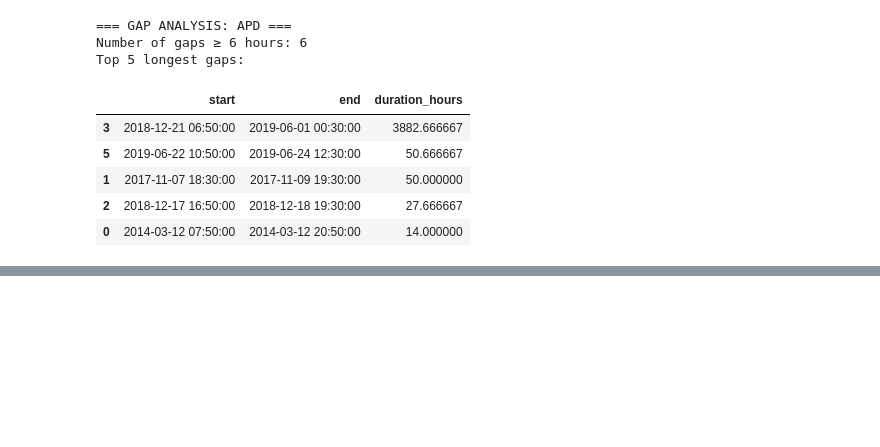
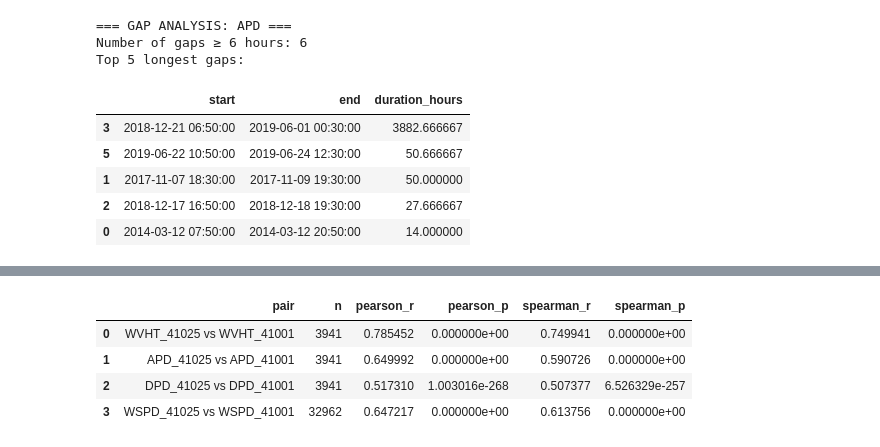
Before and after one commit to RichelCode/Wave-Energy-Forecasting-Methodological-Enhancement-and-Advanced-Modeling, a Jupyter notebook: Conference Presentation.ipynb, the cells around one changed output, grey strips where cells are left out. Cells and saved outputs as stored; diff of their text form; code cells hidden in the pictures; blank space fills up the shorter version.

```diff
--- a/Conference Presentation.ipynb
+++ b/Conference Presentation.ipynb
@@ -561,0 +949,20 @@ Top 5 longest gaps:
+# %%
+# ============================================================================
+# FINAL DATA SELECTION: 2014–2019 FOR STATION 41025
+# ============================================================================
+
+# Rebuild full dataframes if needed
+df_41025_full = build_station_df("41025h")
+df_41001_full = build_station_df("41001h")
+
+START_DATE = "2014-01-01"
+END_DATE   = "2019-12-31"
+
+df_41025 = df_41025_full.loc[START_DATE:END_DATE].copy()
+df_41001 = df_41001_full.loc[START_DATE:END_DATE].copy()
+
+print("41025 2014–2019:", df_41025.index.min(), "→", df_41025.index.max(), len(df_41025))
+print("41001 2014–2019:", df_41001.index.min(), "→", df_41001.index.max(), len(df_41001))
+
+print("\nMissing % at 41025 (2014–2019) for key variables:")
+print(df_41025[["WVHT","APD","DPD","WSPD"]].isna().mean().mul(100))
@@ -561,0 +987,56 @@ Top 5 longest gaps:
+# %%
+from scipy.stats import pearsonr, spearmanr
+
+# Align on common timestamps (2014–2019)
+common_1419 = df_41025.join(
+    df_41001,
+    how="inner",
+    lsuffix="_41025",
+    rsuffix="_41001"
+)
+
+print("Aligned 2014–2019 dataset (common timestamps only):")
+print("  shape     :", common_1419.shape)
+print("  date range:", common_1419.index.min(), "→", common_1419.index.max(), "\n")
+
+pairs_to_check = [
+    ("WVHT_41025", "WVHT_41001"),
+    ("APD_41025",  "APD_41001"),
+    ("DPD_41025",  "DPD_41001"),
+    ("WSPD_41025", "WSPD_41001"),
+]
+
+print("Correlation between 41025 and 41001 (2014–2019, overlapping valid data):\n")
+
+results = []
+for col_25, col_01 in pairs_to_check:
+    print(f"Checking pair: {col_25} vs {col_01}")
+    if col_25 not in common_1419.columns or col_01 not in common_1419.columns:
+        print("  -> Columns not present, skipping.\n")
+        continue
+
+    sub = common_1419[[col_25, col_01]].dropna()
+    print(f"  Rows with both non-missing: {len(sub)}")
+    if len(sub) < 100:
+        print("  -> Too few points, skipping.\n")
+        continue
+
+    r_p, p_p = pearsonr(sub[col_25], sub[col_01])
+    r_s, p_s = spearmanr(sub[col_25], sub[col_01])
+
+    results.append({
+        "pair": f"{col_25} vs {col_01}",
+        "n": len(sub),
+        "pearson_r": r_p,
+        "pearson_p": p_p,
+        "spearman_r": r_s,
+        "spearman_p": p_s,
+    })
+
+    print(f"  Pearson  r = {r_p:.3f}, p = {p_p:.1e}")
+    print(f"  Spearman r = {r_s:.3f}, p = {p_s:.1e}\n")
+
+corr_1419 = pd.DataFrame(results)
+print("\nSummary table:")
+display(corr_1419)
+# %% [output]
@@ -561,0 +1060,5 @@ Top 5 longest gaps:
+|  | pair | n | pearson_r | pearson_p | spearman_r | spearman_p |
+| 0 | WVHT_41025 vs WVHT_41001 | 3941 | 0.785452 | 0.000000e+00 | 0.749941 | 0.000000e+00 |
+| 1 | APD_41025 vs APD_41001 | 3941 | 0.649992 | 0.000000e+00 | 0.590726 | 0.000000e+00 |
+| 2 | DPD_41025 vs DPD_41001 | 3941 | 0.517310 | 1.003016e-268 | 0.507377 | 6.526329e-257 |
+| 3 | WSPD_41025 vs WSPD_41001 | 32962 | 0.647217 | 0.000000e+00 | 0.613756 | 0.000000e+00 |
```
Also changed, not shown: parts of 15 cells of this notebook.
